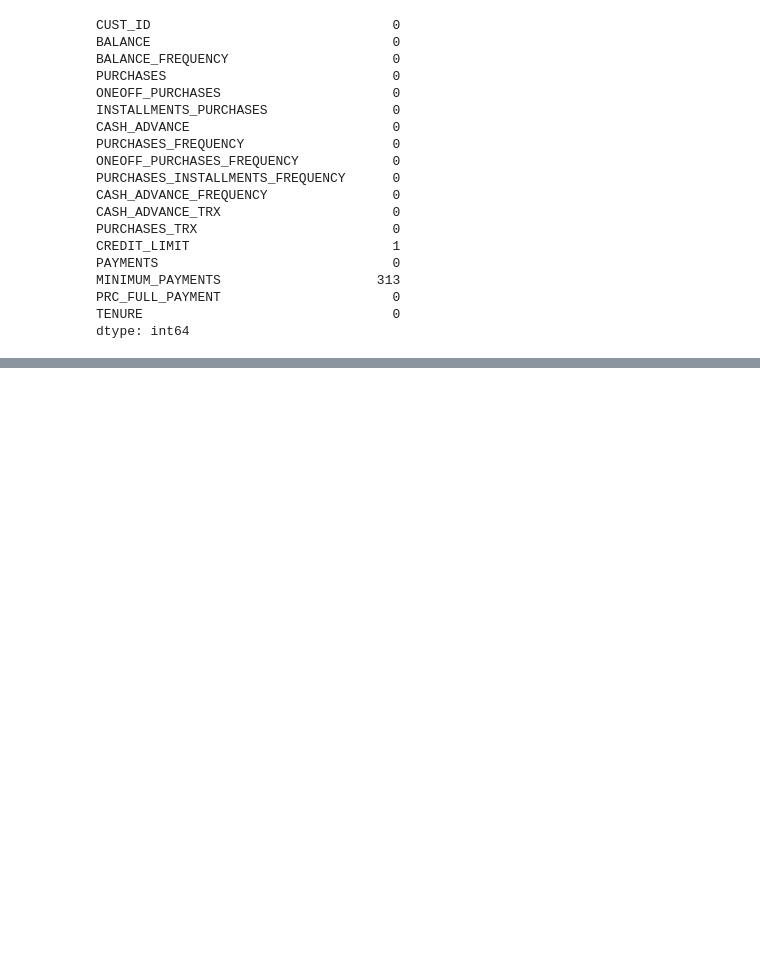
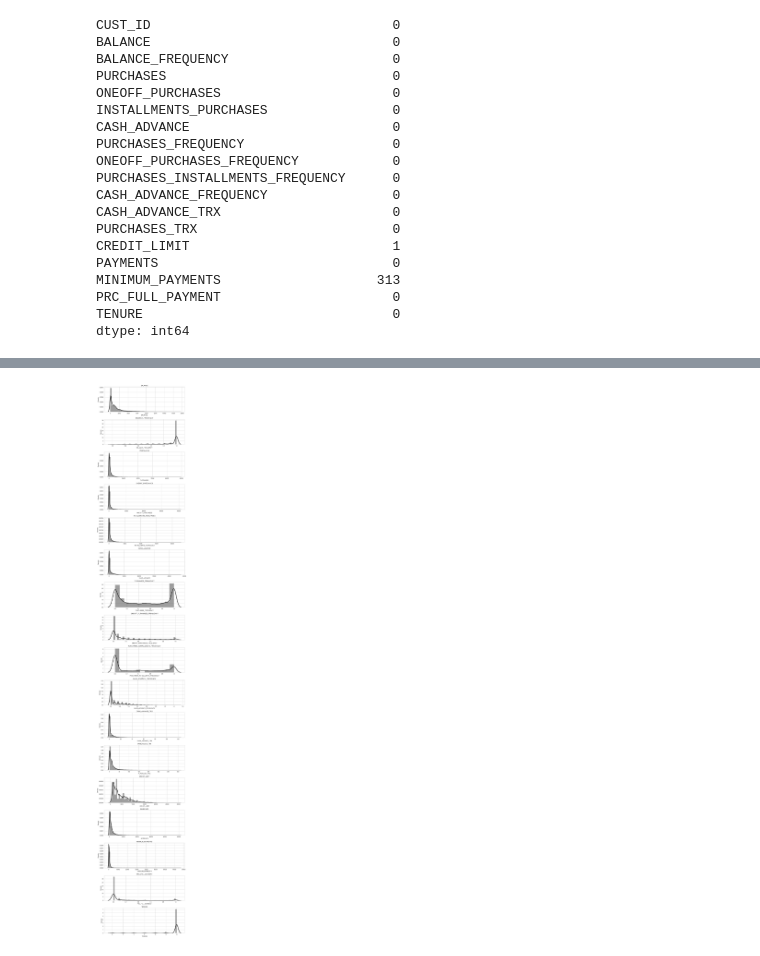
Before and after one commit to Elsande/unsupervised, a Jupyter notebook: unsupervised.ipynb, the cells around one changed output, grey strips where cells are left out. Cells and saved outputs as stored; diff of their text form; code cells hidden in the pictures; blank space fills up the shorter version.

```diff
--- a/unsupervised.ipynb
+++ b/unsupervised.ipynb
@@ -100,0 +81,3 @@ data.head()
+# %%
+df['MINIMUM_PAYMENTS'] = df['MINIMUM_PAYMENTS'].fillna(df['MINIMUM_PAYMENTS'].mean())
+df['CREDIT_LIMIT'] = df['CREDIT_LIMIT'].fillna(df['CREDIT_LIMIT'].mean())
@@ -100,0 +110,4 @@ data.head()
+# %%
+df.drop(columns=["CUST_ID"],axis=1,inplace=True)
+
+df.head()
@@ -100,0 +121,9 @@ data.head()
+# %%
+plt.figure(figsize=(10,60))
+for n in range(len(df.columns)):
+    plt.subplot(17,1,n+1)
+    sns.distplot(df[df.columns[n]], kde_kws={'color':'black','bw': 0.1,'lw':3,'label':'KDE'}, hist_kws={'color':'k'})
+    plt.title(df.columns[n])
+plt.tight_layout()
+# %% [output]
+[figure, added]
```
Also changed, not shown: parts of 24 cells of this notebook.
